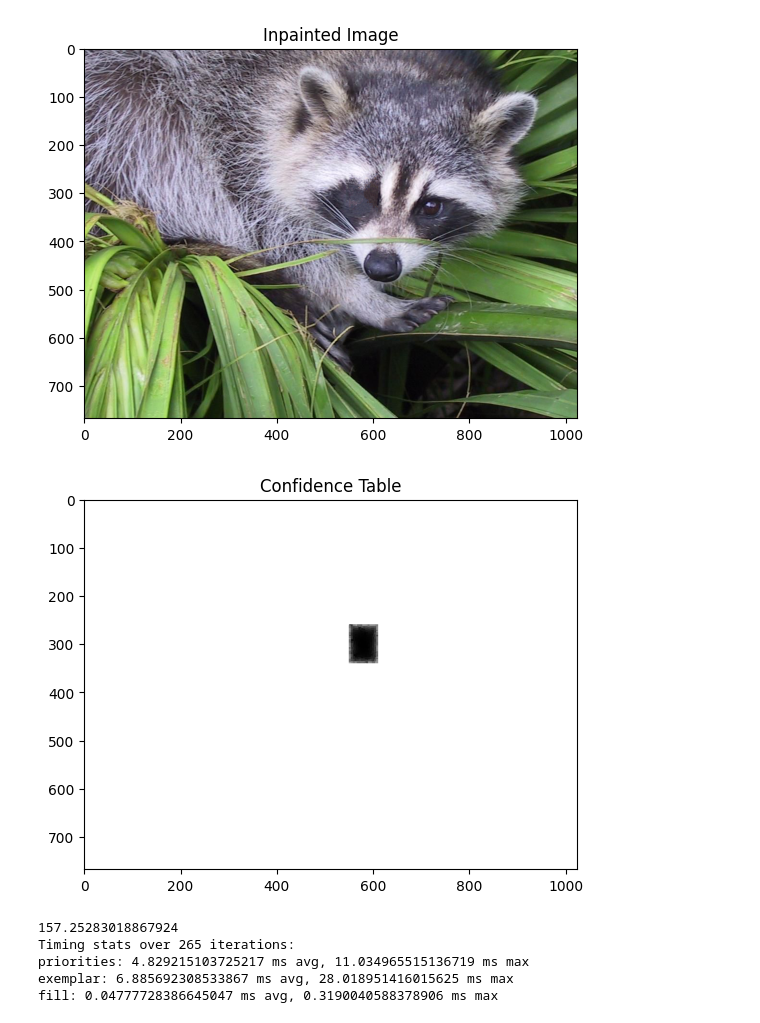
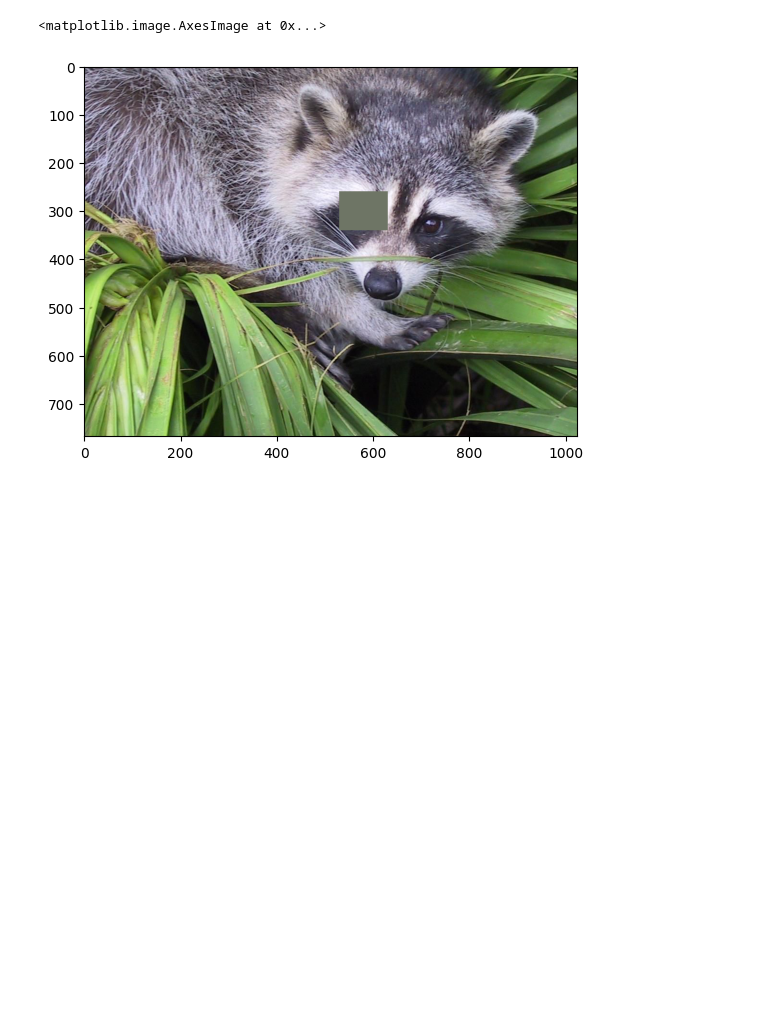
Before and after one commit to micahreich/patch-match, a Jupyter notebook: sequential/object-removal.ipynb, the cells around one changed output. Saved outputs shown, nothing was run; the diff lists cells and outputs as text; code cells hidden in the pictures; blank space fills up the shorter version.

Commit message:
tried some patchmatch shit did not go well

```diff
--- a/sequential/object-removal.ipynb
+++ b/sequential/object-removal.ipynb
@@ -12,5 +13,5 @@ import time
 # %%
-PATCH_SIZE = 7
+PATCH_SIZE = 5
 HALF_SIZE = PATCH_SIZE // 2
 
 PATCH_REGION = lambda i, j : (slice(i - HALF_SIZE, i + HALF_SIZE + 1), \
@@ -97,0 +166,23 @@ class MaskWithBoundary:
+# %%
+test_mask = np.ones(shape=(128, 128), dtype=bool)
+for i in range(128):
+    for j in range(128):
+        if (i-64)**2 + (j-64)**2 <= 32**2:
+            test_mask[i, j] = 0
+
+test_mask_obj = MaskWithBoundary(test_mask)
+
+fig, ax = plt.subplots(nrows=1, ncols=2)
+
+print(f"Bounding box coordinates:")
+print(f"    ({test_mask_obj.rmin}, {test_mask_obj.cmin}), ({test_mask_obj.rmax}, {test_mask_obj.cmax})")
+print(f"    Max distance from boundary: {np.max(test_mask_obj.mdt)}")
+
+ax[0].imshow(test_mask_obj.array, cmap='gray')
+ax[0].set_title("Original Image")
+ax[1].imshow(test_mask_obj.mdt, cmap='gray')
+ax[1].set_title("L1 Distance Transform")
+
+print(test_mask_obj.mdt[64, 64])
+
+plt.show()
@@ -322,12 +681,17 @@ class ObjectRemove:
 image = datasets.face().astype('int32')
 
 mask = np.ones((image.shape[0], image.shape[1]), dtype=bool)
-box_w, box_h = 60, 80
+box_w, box_h = 100, 80
 mask[300-box_h//2 : 300+box_h//2+1, 580-box_w//2 : 580+box_w//2+1] = False
 mask_with_boundary = MaskWithBoundary(mask)
 
 overlay_mask_image(mask_with_boundary, image)
 
-objrem = ObjectRemove(PATCH_SIZE, image)
-objrem.fill_region(mask_with_boundary)
+objrem = PatchMatchRemove(PATCH_SIZE, image)
+objrem.interpolate_from_boundary(mask_with_boundary)
+
+plt.imshow(objrem.image)
+
+# objrem = ObjectRemove(PATCH_SIZE, image)
+# objrem.fill_region(mask_with_boundary)
 # %% [output]
@@ -335,7 +699,2 @@ objrem.fill_region(mask_with_boundary)
+<matplotlib.image.AxesImage at 0x...>
-[figure, old version]
+[figure, new version]
-[figure, removed]
-157.25283018867924
-Timing stats over 265 iterations:
-priorities: 4.829215103725217 ms avg, 11.034965515136719 ms max
-exemplar: 6.885692308533867 ms avg, 28.018951416015625 ms max
-fill: 0.04777728386645047 ms avg, 0.3190040588378906 ms max
```
Also changed, not shown: parts of 8 cells of this notebook, 2 other files.
